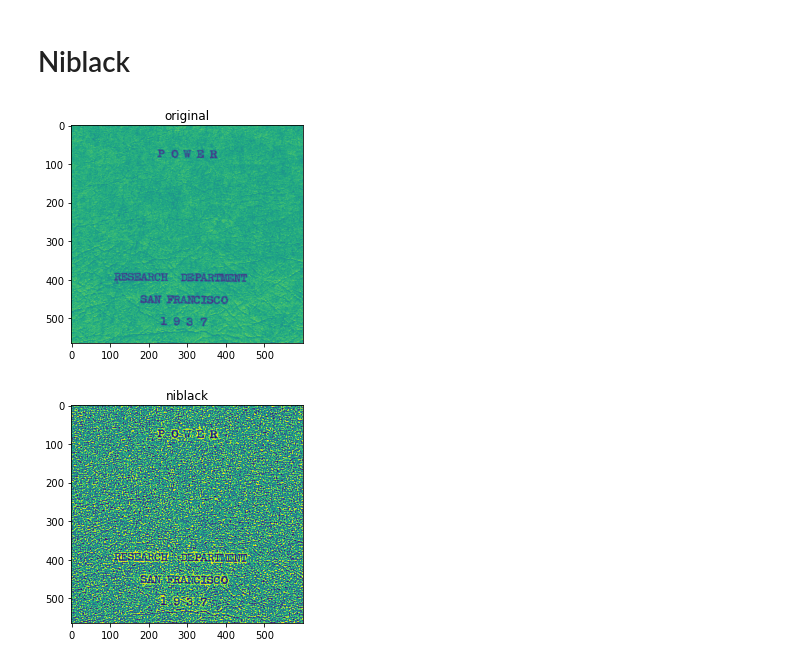
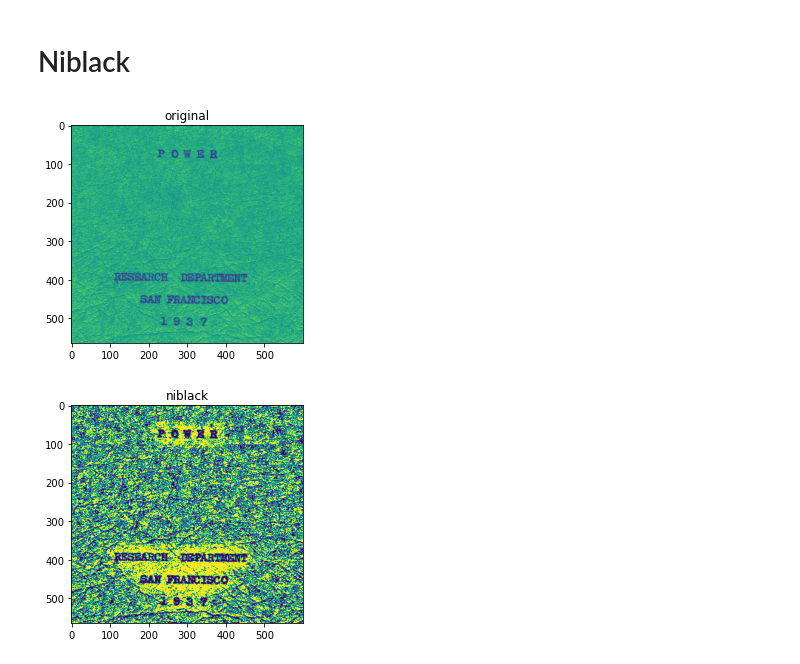
Before and after one commit to gosha20777/mipt-binarization, a Jupyter notebook: main.ipynb, the cells around one changed output. Cells and saved outputs as stored; diff of their text form; code cells hidden in the pictures.

```diff
--- a/main.ipynb
+++ b/main.ipynb
@@ -50,10 +50,10 @@ print(thresh)
 # %%
 from binarization import niblack
 
-thresh = niblack.threshold_niblack(img, window_size=7, k=0.1)
+thresh = niblack.threshold_niblack(img, window_size=55, k=0.1)
 binary = img > thresh
 plt_display(img, 'original')
 plt_display(binary, 'niblack')
 # %% [output]
 [figure]
-[figure, old version]
+[figure, new version]
```
Also changed, not shown: parts of 4 cells of this notebook, 2 other files.
